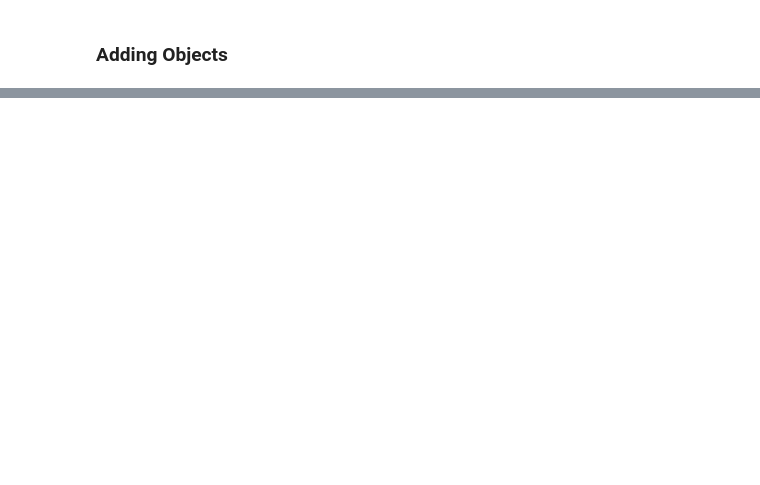
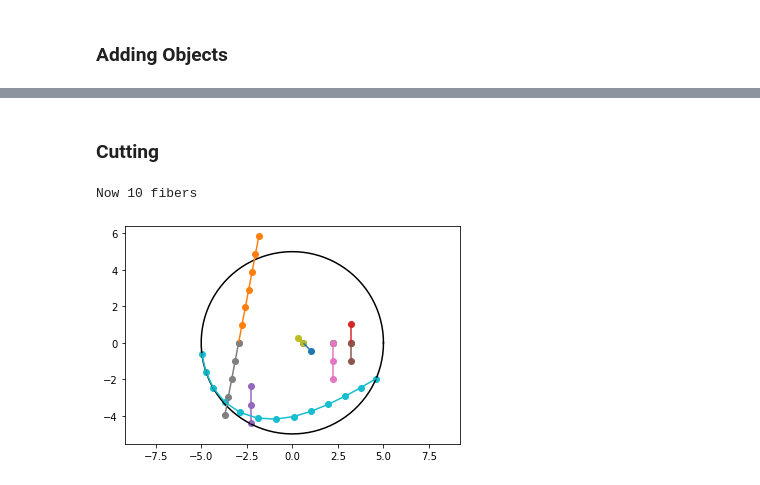
Before and after one commit to andresbonil/cytosim, a Jupyter notebook: cythosim_objects.ipynb, the cells around one changed output, grey strips where cells are left out. Drawn from its saved outputs; the diff is of its cells as text; code cells hidden in the pictures; blank space fills up the shorter version.

```diff
--- a/cythosim_objects.ipynb
+++ b/cythosim_objects.ipynb
@@ -104,0 +107,10 @@ plot_sim(sim)
+# %% [markdown]
+### Cutting
+# %%
+sim.cut("filament","plane = 0 1 0, 0")
+nf = len(sim.fibers)
+print(f"Now {nf} fibers")
+plot_sim(sim)
+# %% [output]
+Now 10 fibers
+[figure, added]
```
Also changed, not shown: parts of 13 cells of this notebook, 3 other files.
